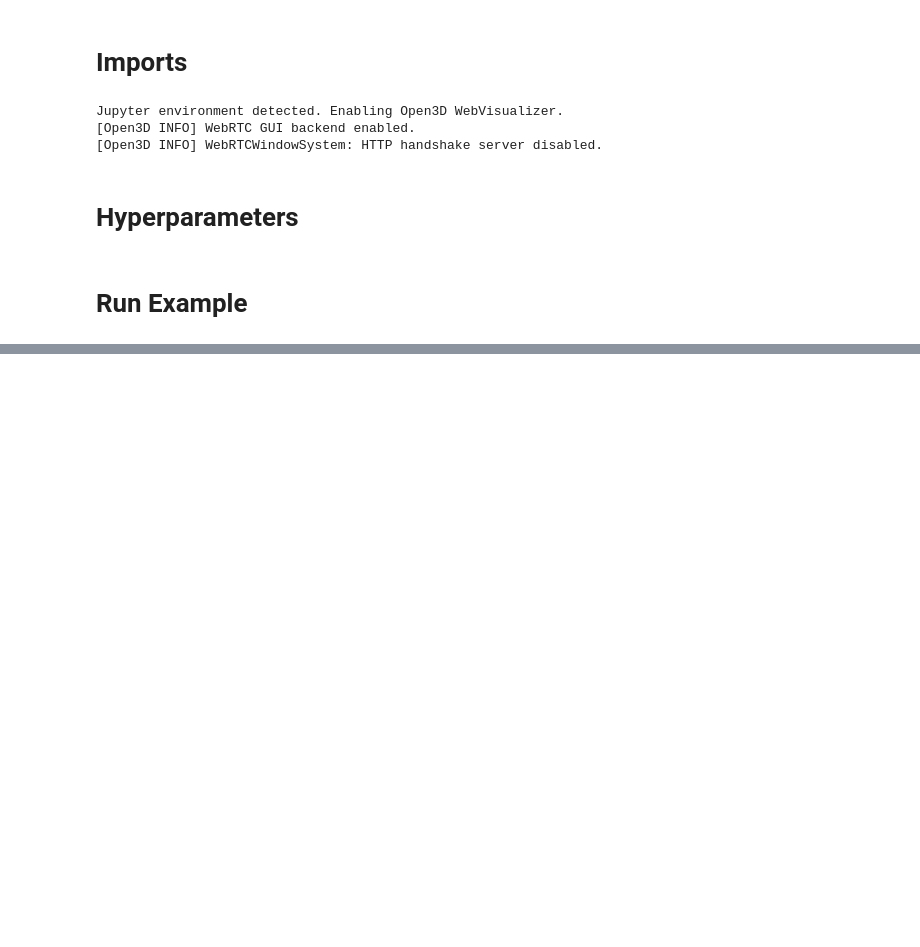
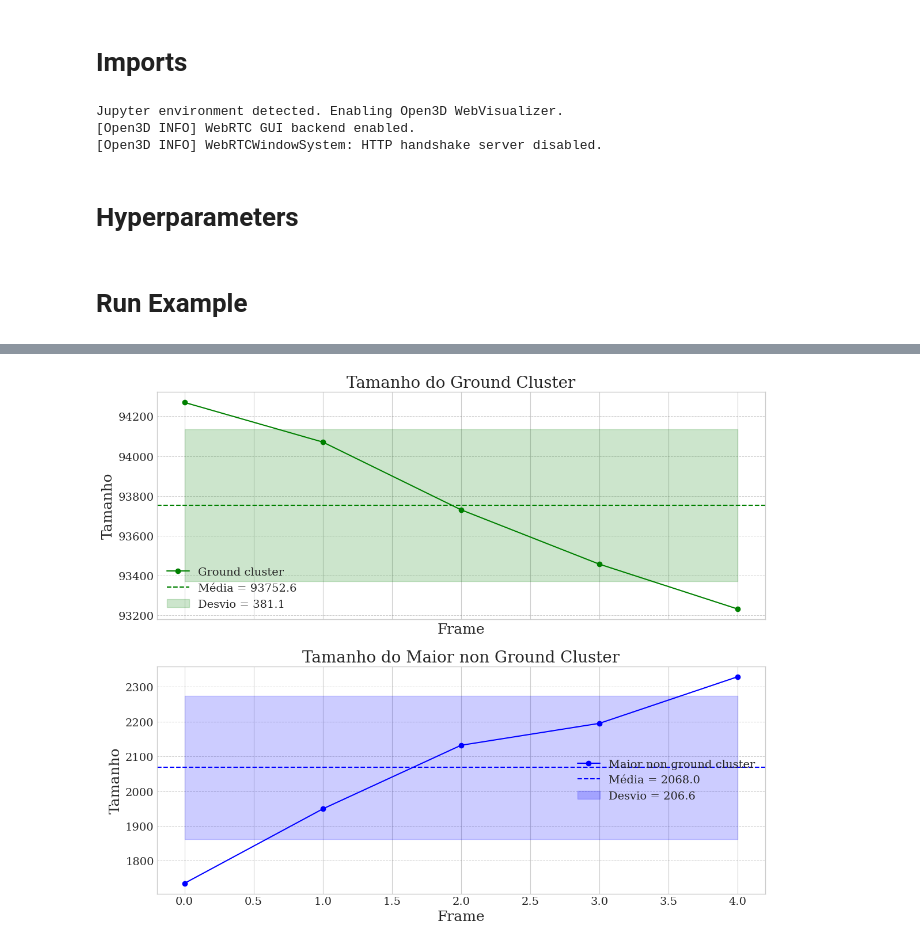
Before and after one commit to Matheus-lla/pfc-semantic-segmentation, a Jupyter notebook: experiments/run_clustering.ipynb, the cells around one changed output, grey strips where cells are left out. Cells and saved outputs as stored; diff of their text form; code cells hidden in the pictures; blank space fills up the shorter version.

```diff
--- a/experiments/run_clustering.ipynb
+++ b/experiments/run_clustering.ipynb
@@ -49,0 +73,4 @@ run_viz(
+# %%
+plot_2(resumo_por_frame, seq_value = TEST_SEQUENCE)
+# %% [output]
+[figure, added]
```
Also changed, not shown: parts of 8 cells of this notebook, 7 other files.
